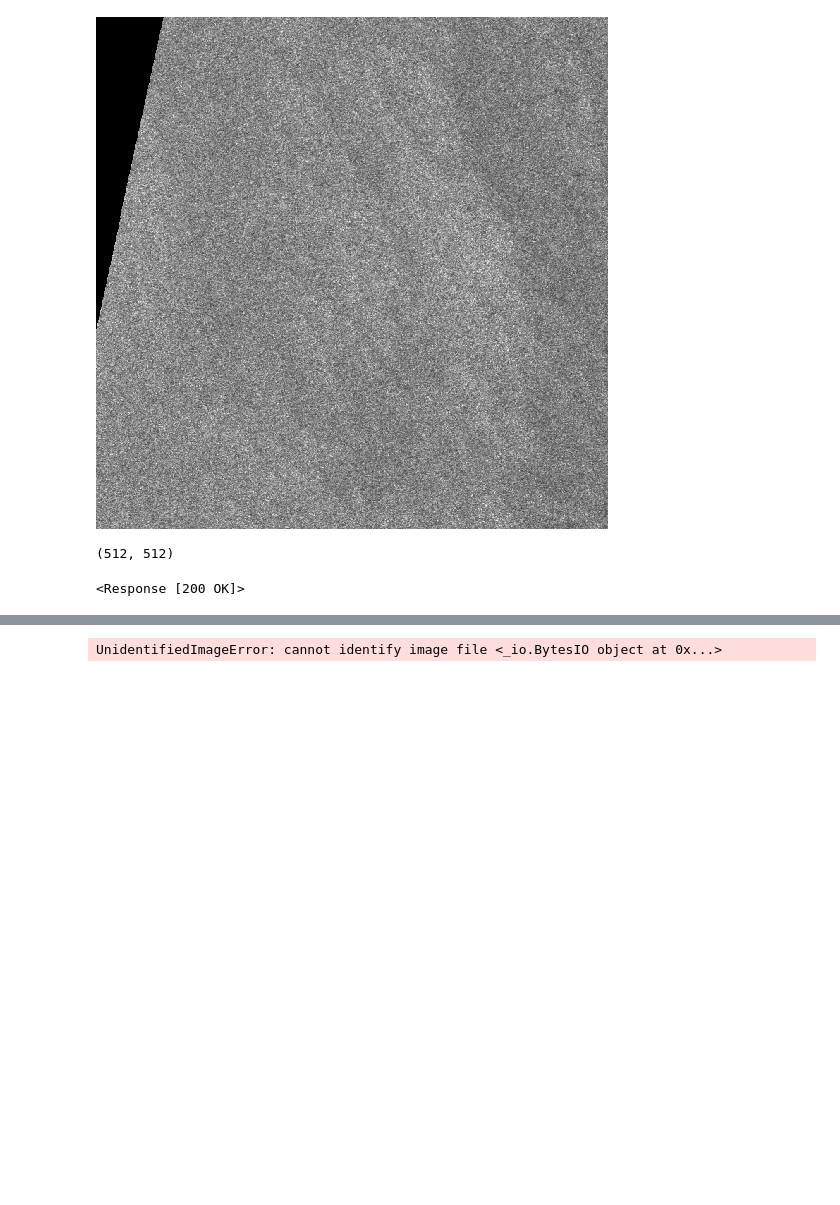
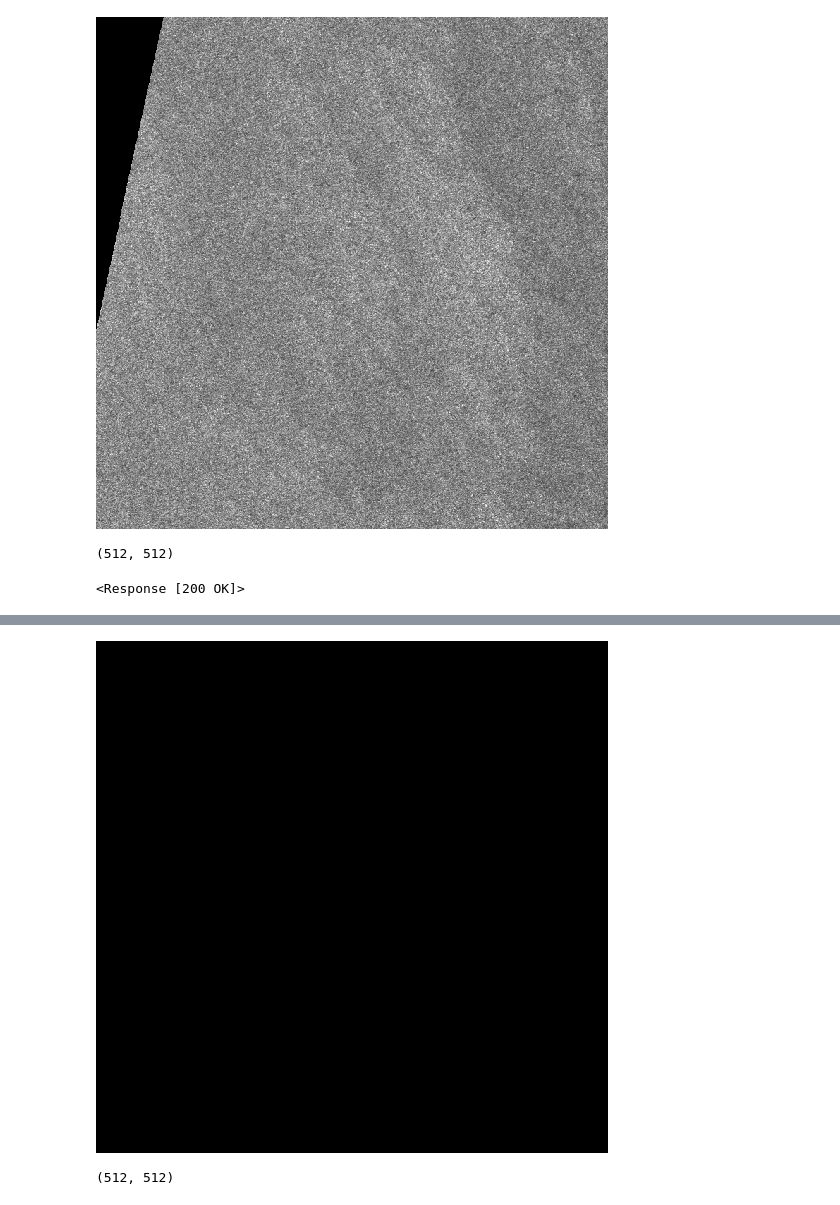
Before and after one commit to SkyTruth/cerulean-cloud, a Jupyter notebook: notebooks/test_cloud_run_offset_tile.ipynb, the cells around one changed output, grey strips where cells are left out. Drawn from its saved outputs; the diff is of its cells as text; code cells hidden in the pictures; blank space fills up the shorter version.

```diff
--- a/notebooks/test_cloud_run_offset_tile.ipynb
+++ b/notebooks/test_cloud_run_offset_tile.ipynb
@@ -32,10 +40,11 @@ print(result)
 # %%
-img_bytes = base64.b64decode(result["res"])
+img_bytes = base64.b64decode(result["classes"])
 tmp = BytesIO()
 tmp.write(img_bytes)
 img = Image.open(tmp)
 display(img)
 np_img = np.array(img)
 print(np_img.shape)
 # %% [output]
+[figure, added]
-UnidentifiedImageError: cannot identify image file <_io.BytesIO object at 0x...>
+(512, 512)
```
Also changed, not shown: parts of 2 cells of this notebook.
